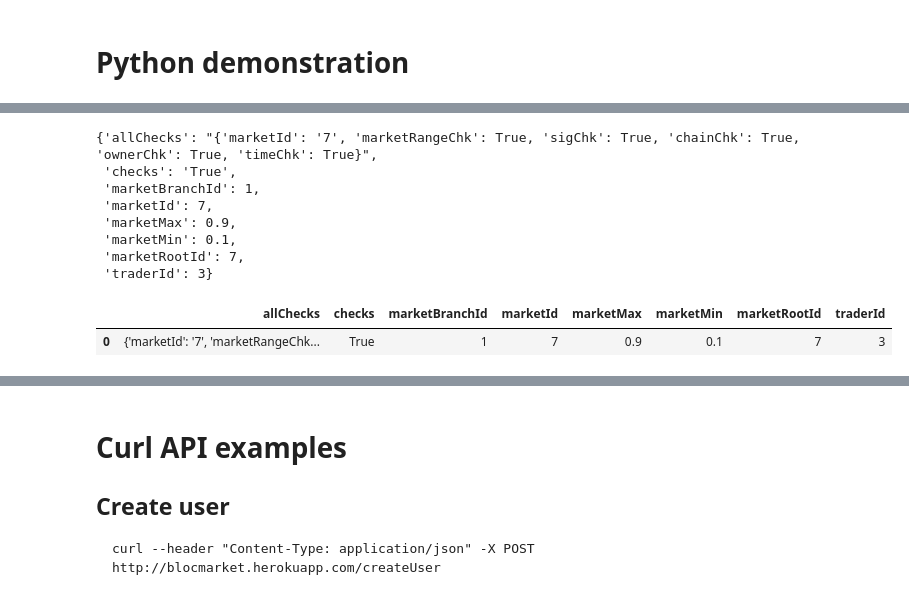
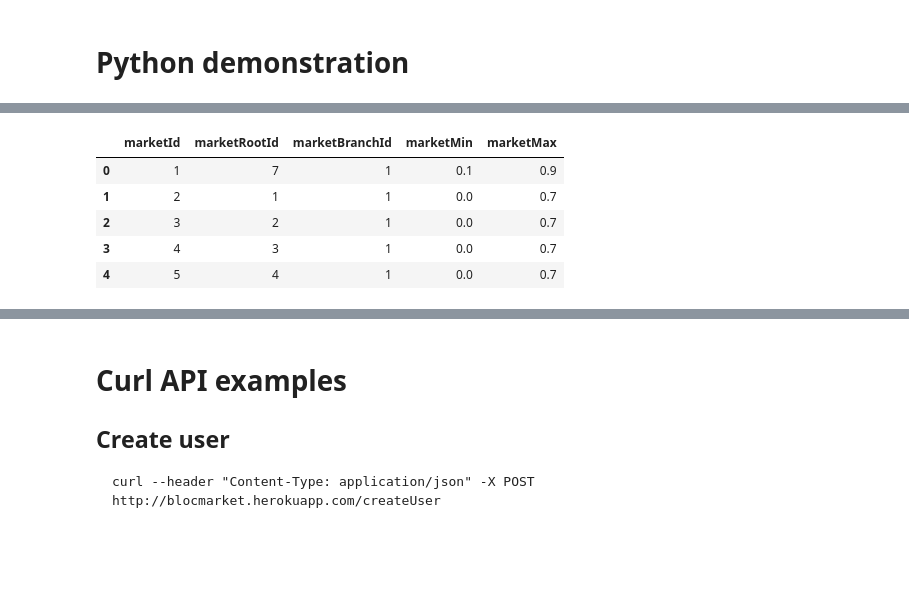
Before and after one commit to alpinechicken/blocmarket, a Jupyter notebook: doc/BlocAPI.ipynb, the cells around one changed output, grey strips where cells are left out. Cells and saved outputs as stored; diff of their text form; code cells hidden in the pictures; blank space fills up the shorter version.

```diff
--- a/doc/BlocAPI.ipynb
+++ b/doc/BlocAPI.ipynb
@@ -241,7 +243,7 @@ import matplotlib.pyplot as plt
 # https://devcenter.heroku.com/articles/getting-started-with-python
 # https://www.digitalocean.com/community/tutorials/how-to-serve-flask-applications-with-gunicorn-and-nginx-on-ubuntu-14-04
 # %%
-baseurl = 'https://blocmarket.herokuapp.com/'
+#baseurl = 'https://blocmarket.herokuapp.com/'
 #baseurl = 'http://127.0.0.1:5000/'
 baseurl = 'http://127.0.0.1:7000/'
 # %%
@@ -277,11 +389,0 @@ response = requests.post(url, data=json.dumps(content_makemarket), headers=heade
-# %%
-response.json()
-# %% [output]
-{'allChecks': "{'marketId': '7', 'marketRangeChk': True, 'sigChk': True, 'chainChk': True, 'ownerChk': True, 'timeChk': True}",
- 'checks': 'True',
- 'marketBranchId': 1,
- 'marketId': 7,
- 'marketMax': 0.9,
- 'marketMin': 0.1,
- 'marketRootId': 7,
- 'traderId': 3}
@@ -291,6 +395,10 @@ mkId = response.json()['marketId']
 # %%
-pd.DataFrame(response.json(), index=[0])
+pd.read_json(response.json())
 # %% [output]
-|  | allChecks | checks | marketBranchId | marketId | marketMax | marketMin | marketRootId | traderId |
-| 0 | {'marketId': '7', 'marketRangeChk... | True | 1 | 7 | 0.9 | 0.1 | 7 | 3 |
+|  | marketId | marketRootId | marketBranchId | marketMin | marketMax |
+| 0 | 1 | 7 | 1 | 0.1 | 0.9 |
+| 1 | 2 | 1 | 1 | 0.0 | 0.7 |
+| 2 | 3 | 2 | 1 | 0.0 | 0.7 |
+| 3 | 4 | 3 | 1 | 0.0 | 0.7 |
+| 4 | 5 | 4 | 1 | 0.0 | 0.7 |
 # %%
```
Also changed, not shown: parts of 42 cells of this notebook, 7 other files.
